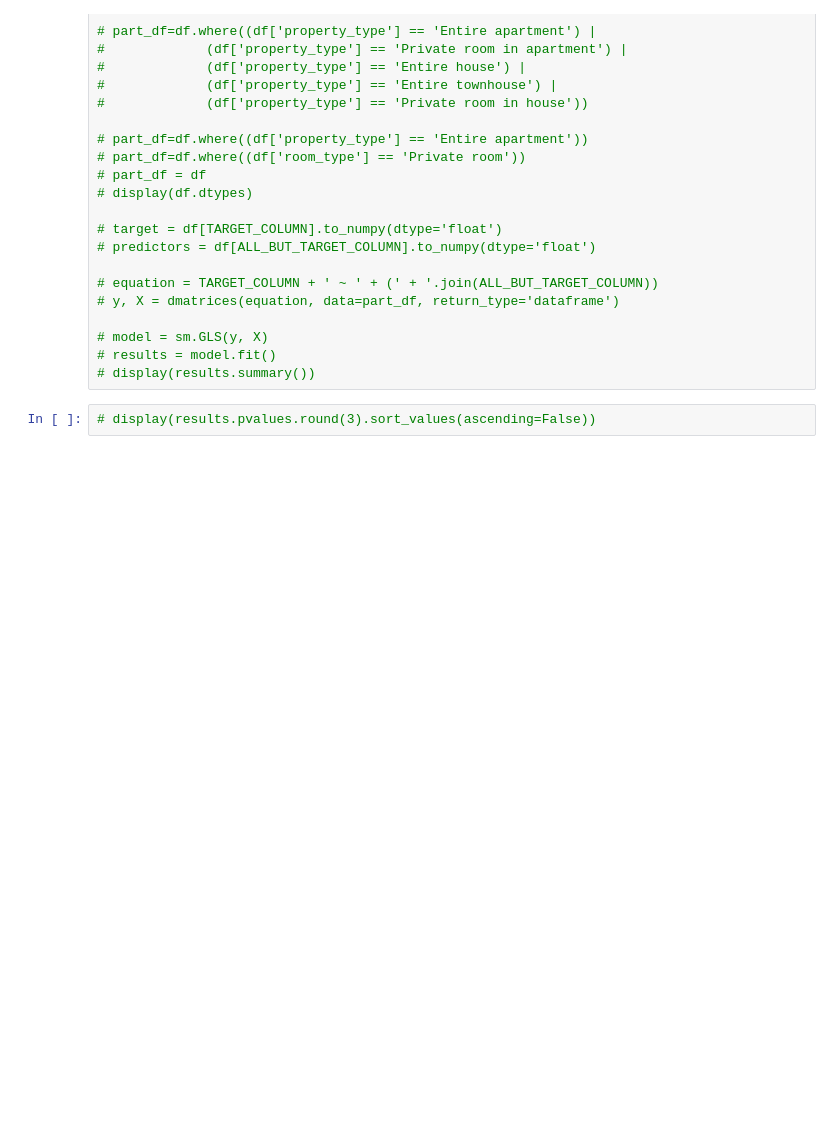
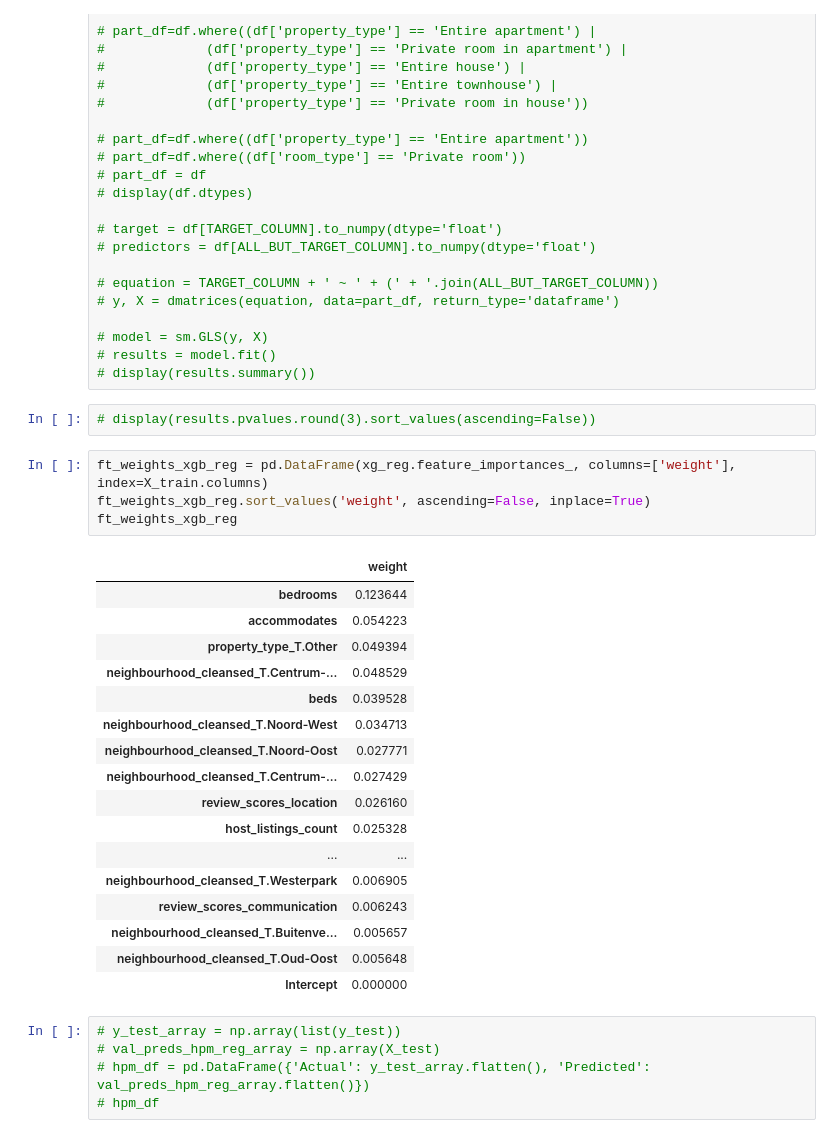
Before and after one commit to Tetawex/python_stuff, a Jupyter notebook: exploratory_analysis.ipynb, the cells around one changed output. Drawn from its saved outputs; the diff is of its cells as text; blank space fills up the shorter version.

```diff
--- a/exploratory_analysis.ipynb
+++ b/exploratory_analysis.ipynb
@@ -359,3 +426,30 @@ R^2: 0.48
 # display(results.summary())
 # %%
 # display(results.pvalues.round(3).sort_values(ascending=False))
+# %%
+ft_weights_xgb_reg = pd.DataFrame(xg_reg.feature_importances_, columns=['weight'], index=X_train.columns)
+ft_weights_xgb_reg.sort_values('weight', ascending=False, inplace=True)
+ft_weights_xgb_reg
+# %% [output]
+|  | weight |
+| bedrooms | 0.123644 |
+| accommodates | 0.054223 |
+| property_type_T.Other | 0.049394 |
+| neighbourhood_cleansed_T.Centrum-... | 0.048529 |
+| beds | 0.039528 |
+| neighbourhood_cleansed_T.Noord-West | 0.034713 |
+| neighbourhood_cleansed_T.Noord-Oost | 0.027771 |
+| neighbourhood_cleansed_T.Centrum-... | 0.027429 |
+| review_scores_location | 0.026160 |
+| host_listings_count | 0.025328 |
+| ... | ... |
+| neighbourhood_cleansed_T.Westerpark | 0.006905 |
+| review_scores_communication | 0.006243 |
+| neighbourhood_cleansed_T.Buitenve... | 0.005657 |
+| neighbourhood_cleansed_T.Oud-Oost | 0.005648 |
+| Intercept | 0.000000 |
+# %%
+# y_test_array = np.array(list(y_test))
+# val_preds_hpm_reg_array = np.array(X_test)
+# hpm_df = pd.DataFrame({'Actual': y_test_array.flatten(), 'Predicted': val_preds_hpm_reg_array.flatten()})
+# hpm_df
```
Also changed, not shown: parts of 6 cells of this notebook.
